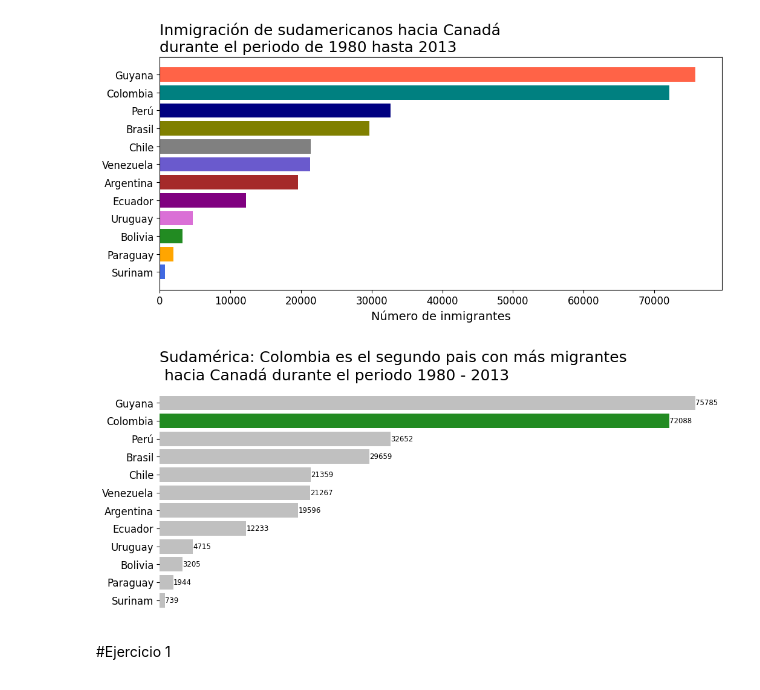
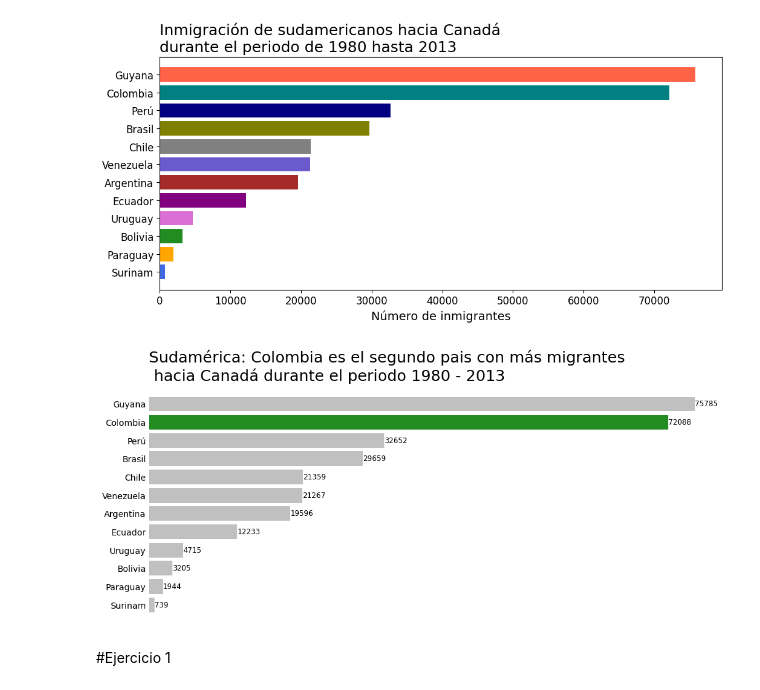
Before and after one commit to MyAppsTest/Visualizaci-n-de-datos-creando-gr-ficos-con-bibliotecas-de-Python, a Jupyter notebook: Visualizacion_de_datos_con_python.ipynb, the cells around one changed output. Cells and saved outputs as stored; diff of their text form; code cells hidden in the pictures.

```diff
--- a/Visualizacion_de_datos_con_python.ipynb
+++ b/Visualizacion_de_datos_con_python.ipynb
@@ -261,22 +261,23 @@ for pais in sudamerica_sorted.index:
 # %%
 fig, ax = plt.subplots(figsize=(12,5))
 
 ax.set_frame_on(False)
 ax.xaxis.set_visible(False)
+ax.tick_params(axis="y", which="both", size=0)
 
 ax.barh(sudamerica_sorted.index, sudamerica_sorted["Total"], color=colores)
 ax.set_title("Sudamérica: Colombia es el segundo pais con más migrantes\n hacia Canadá durante el periodo 1980 - 2013", loc="left", fontsize=18)
 ax.set_ylabel("")
-ax.set_xlabel("Número de inmigrantes", fontsize=14)
-ax.xaxis.set_tick_params(labelsize=12)
-ax.yaxis.set_tick_params(labelsize=12)
+#ax.set_xlabel("Número de inmigrantes", fontsize=14)
+#ax.xaxis.set_tick_params(labelsize=12)
+ax.yaxis.set_tick_params(labelsize=10)
 
 for i,j in enumerate(sudamerica_sorted["Total"]):
   ax.text(j+20,i,str(j), color="black", fontsize=8.5, ha="left", va="center")
 
 plt.show()
 # %% [output]
-[figure, old version]
+[figure, new version]
 # %% [markdown]
 #Ejercicio 1
 # %%
```
